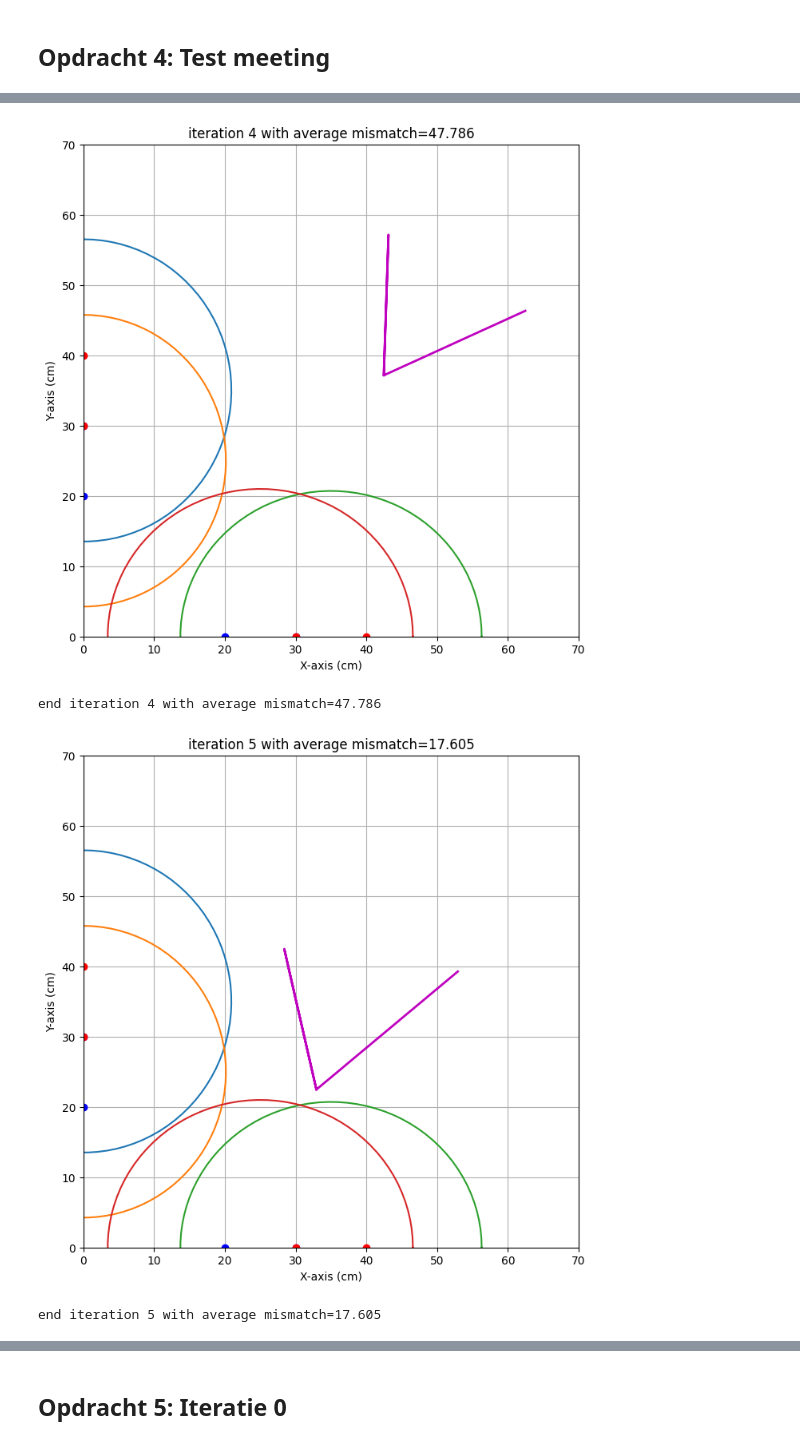
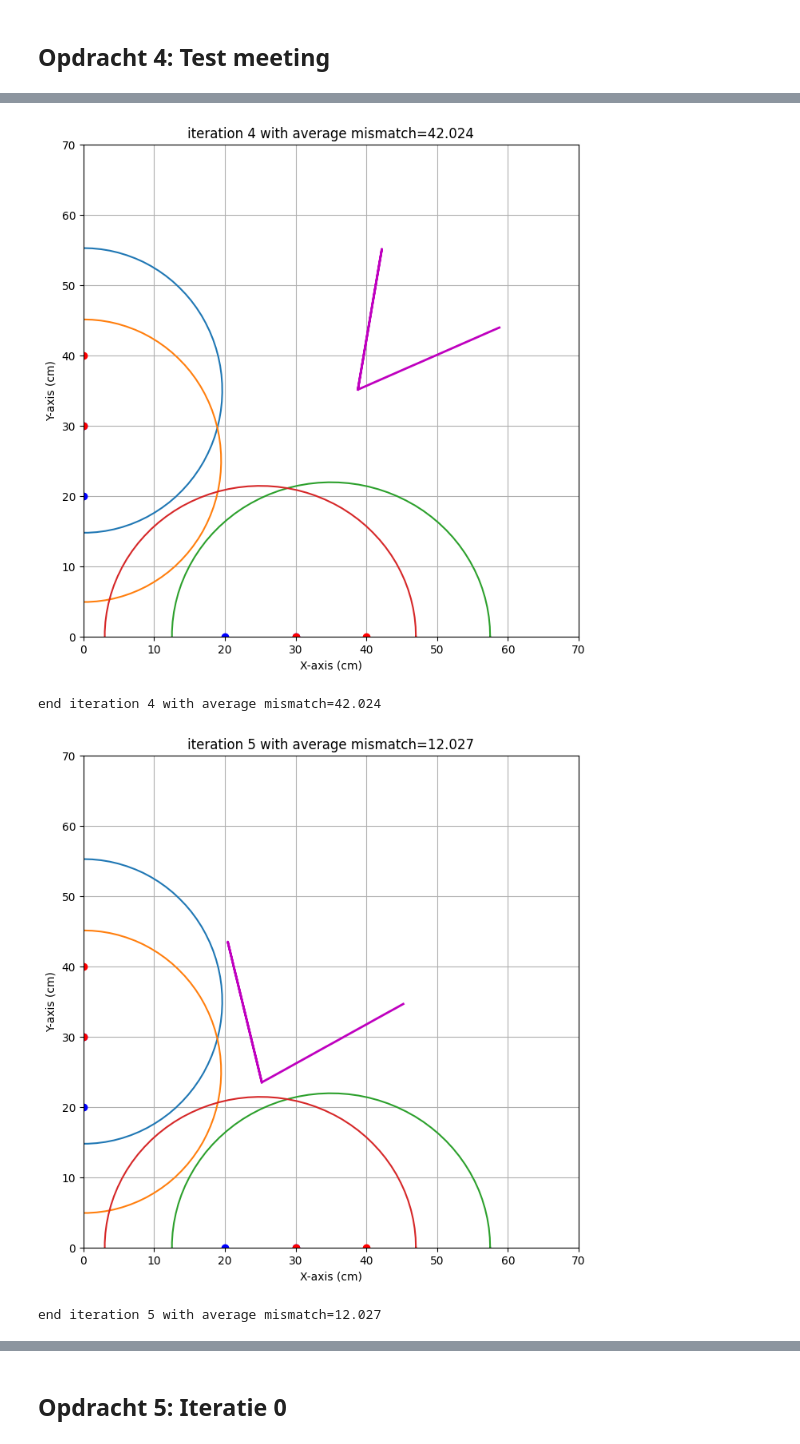
Before and after one commit to Xander1611/opdrachten-DEF-D-AB, a Jupyter notebook: FysiekeOntwerpopdrachten/4OntwerpEenAlgoritmeEchoAkoestisch/DEFOntwerpopdracht4AlgoritmeInvulTemplate.ipynb, the cells around one changed output, grey strips where cells are left out. Drawn from its saved outputs; the diff is of its cells as text; code cells hidden in the pictures.

```diff
--- a/FysiekeOntwerpopdrachten/4OntwerpEenAlgoritmeEchoAkoestisch/DEFOntwerpopdracht4AlgoritmeInvulTemplate.ipynb
+++ b/FysiekeOntwerpopdrachten/4OntwerpEenAlgoritmeEchoAkoestisch/DEFOntwerpopdracht4AlgoritmeInvulTemplate.ipynb
@@ -79,6 +79,16 @@ dataSanityCheck = pd.DataFrame(columns=["xs", "ys", "xr", "yr", "R"], data=[
     #[10,0,0,10,0]
     ])
 
-resultaatSanityCheck = imagingDEF.imagingDEF(dataSanityCheck)
+dataSanityCheck2 = pd.DataFrame(columns=["xs", "ys", "xr", "yr", "R"], data=[
+    [0,40,0,30,40.5],
+    [0,30,0,20,40.2],
+    #[0,10,0,20,],
+    [40,0,30,0,45],
+    [30,0,20,0,44],
+    #[10,0,20,0,],
+    #[10,0,0,10,0]
+    ])
+
+resultaatSanityCheck = imagingDEF.imagingDEF(dataSanityCheck2)
 # %% [output]
 Running the imaging algorithm with the following data:
@@ -98,4 +108,4 @@ end iteration 3 with average mismatch=72.082
-[figure, old version]
+[figure, new version]
-end iteration 4 with average mismatch=47.786
+end iteration 4 with average mismatch=42.024
-[figure, old version]
+[figure, new version]
-end iteration 5 with average mismatch=17.605
+end iteration 5 with average mismatch=12.027
```
Also changed, not shown: parts of 2 cells of this notebook.
